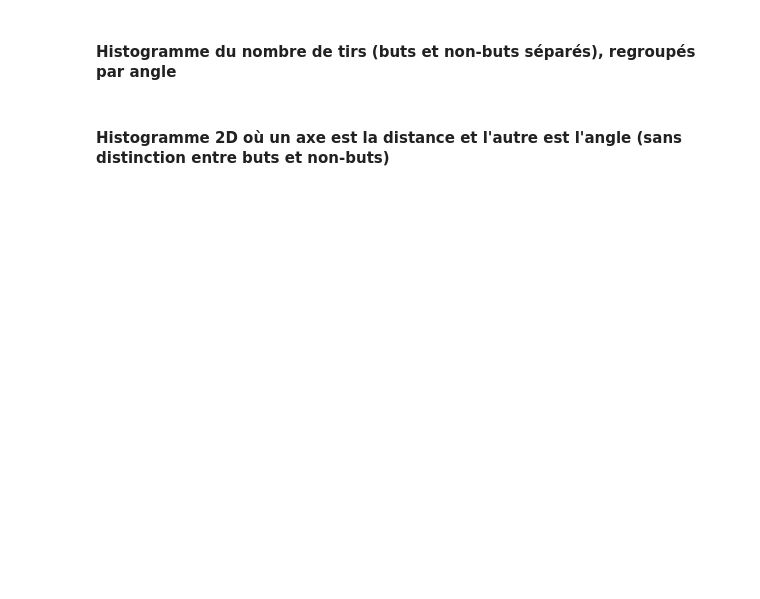
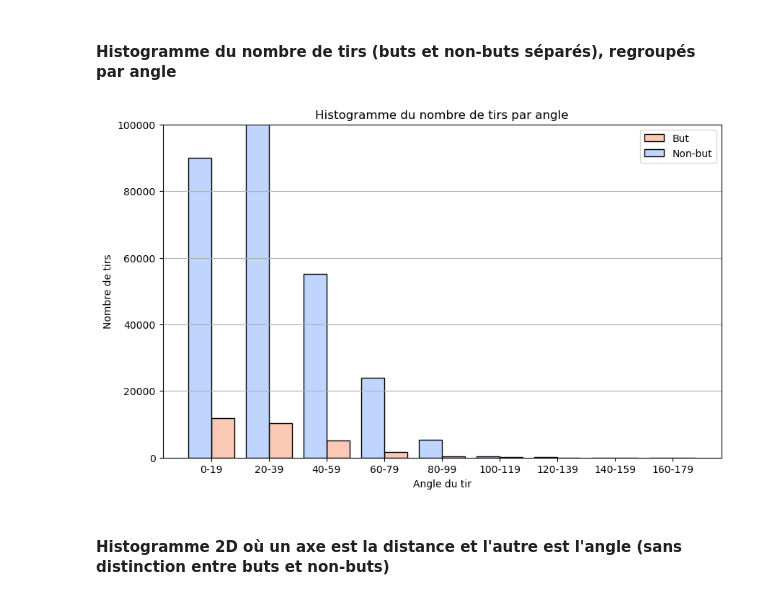
Before and after one commit to Seet-git/FT6758-NHL_A11, a Jupyter notebook: main_Milestone-2.ipynb, the cells around one changed output. Drawn from its saved outputs; the diff is of its cells as text; code cells hidden in the pictures; blank space fills up the shorter version.

```diff
--- a/main_Milestone-2.ipynb
+++ b/main_Milestone-2.ipynb
@@ -73,9 +113,9 @@ histogram_2_variables(df=train_data, x='shotDistance', hue='isGoal', bins=20, xl
 # %% [markdown]
 #### Histogramme du nombre de tirs (buts et non-buts séparés), regroupés par angle
 # %%
-histogram_2_variables(train_data, x='shotAngle', hue='isGoal', bins=20, xlabel='Angle du tir', ylabel='Nombre de tirs',
-                      title='Histogramme du nombre de tirs par angle (buts et non-buts)', legendTitle='Est-ce un but?',
-                      legendLabels=['But', 'Non-but'])
+histogram_2_variables_binned(df=train_data, x_bin='shotAngle_bin', hue='isGoal', shrink=0.8, xlabel='Angle du tir', ylabel='Nombre de tirs', title='Histogramme du nombre de tirs par angle', legendTitle='', legendLabels=['But', 'Non-but'])
+# %% [output]
+[figure, added]
 # %% [markdown]
 #### Histogramme 2D où un axe est la distance et l'autre est l'angle (sans distinction entre buts et non-buts)
 # %%
```
Also changed, not shown: parts of 64 cells of this notebook.
